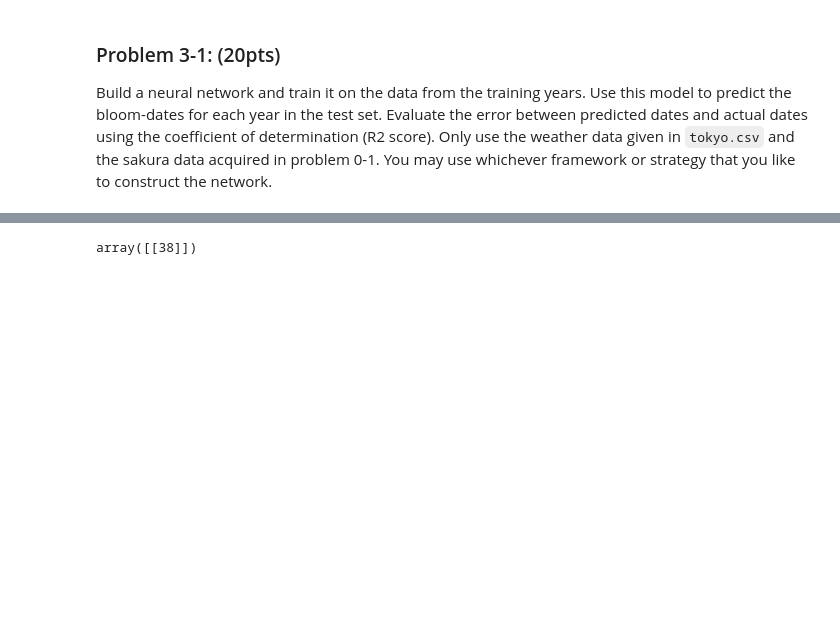
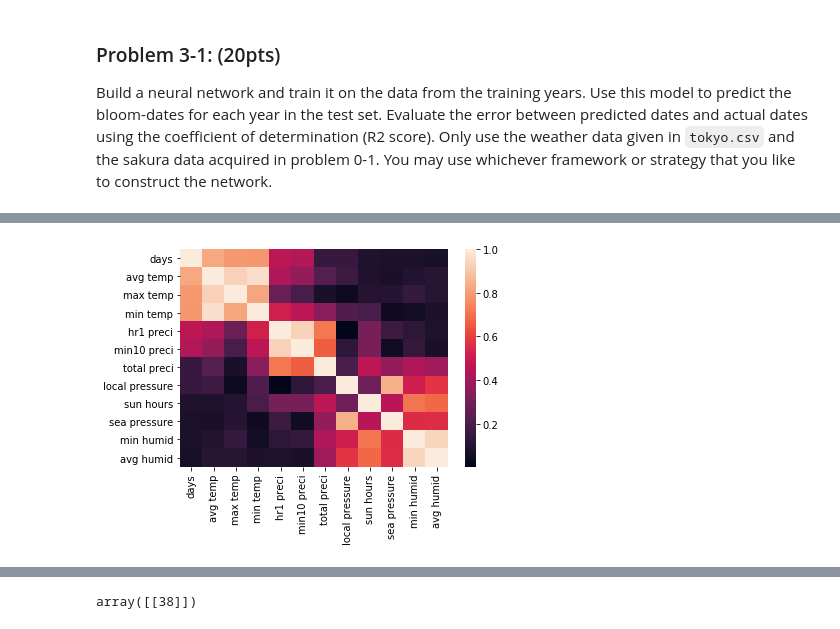
Before and after one commit to irfanhasib0/Machine-Learning, a Jupyter notebook: Sakura TF_NN_Report.ipynb, the cells around one changed output, grey strips where cells are left out. Saved outputs shown, nothing was run; the diff lists cells and outputs as text; code cells hidden in the pictures; blank space fills up the shorter version.

```diff
--- a/Sakura TF_NN_Report.ipynb
+++ b/Sakura TF_NN_Report.ipynb
@@ -578,0 +474,38 @@ sns.heatmap(train_df[corr_cols].corr())
+# %%
+feats= [
+'avg temp','max temp','min temp',
+'total preci','hr1 preci','min10 preci',
+'sun hours',
+'local pressure','sea pressure',
+'avg humid','min humid']
+
+def get_vectors(dfs,_feats,yrs,scl=1):
+    _,Bdj_df=get_true_label(yearly_dfs,yrs)
+    _X=[]
+    _Y=[]
+    for year in yrs:
+        _df=dfs[year]
+        ind1=int(Dj-1)
+        ind2=ind1+60
+        df=_df.loc[ind1:ind2,:].copy()
+        _X.append(df[_feats].mean())
+        _Y.append(Bdj_df.loc[year])
+    _X=np.array(_X)
+    _Y=np.array(_Y)#-Dj_df.loc[year,'Dj'])
+
+    scalar= RobustScaler()
+    #scalar= MinMaxScaler()
+    if scl==1:
+        _X=scalar.fit(_X).transform(_X)
+    n_df=pd.DataFrame(_X,columns=_feats)
+    n_df['days']=_Y
+    return _X,_Y,n_df
+
+def plot_corr_sorted(df):
+    corrmat = df.corr().abs()
+    _corrmat=corrmat.sort_values( by=['days'],ascending=False)
+    cm=(_corrmat['days'])
+    cm=pd.DataFrame(cm)
+    corr_cols=list(cm.index)
+    sns.heatmap(df[corr_cols].corr().abs())
+    return cm,corr_cols
@@ -578,0 +522,5 @@ sns.heatmap(train_df[corr_cols].corr())
+# %%
+trainX,trainY,train_df=get_vectors(yearly_dfs,feats,train_years)
+_,_=plot_corr_sorted(train_df)
+# %% [output]
+[figure, added]
```
Also changed, not shown: parts of 39 cells of this notebook.
